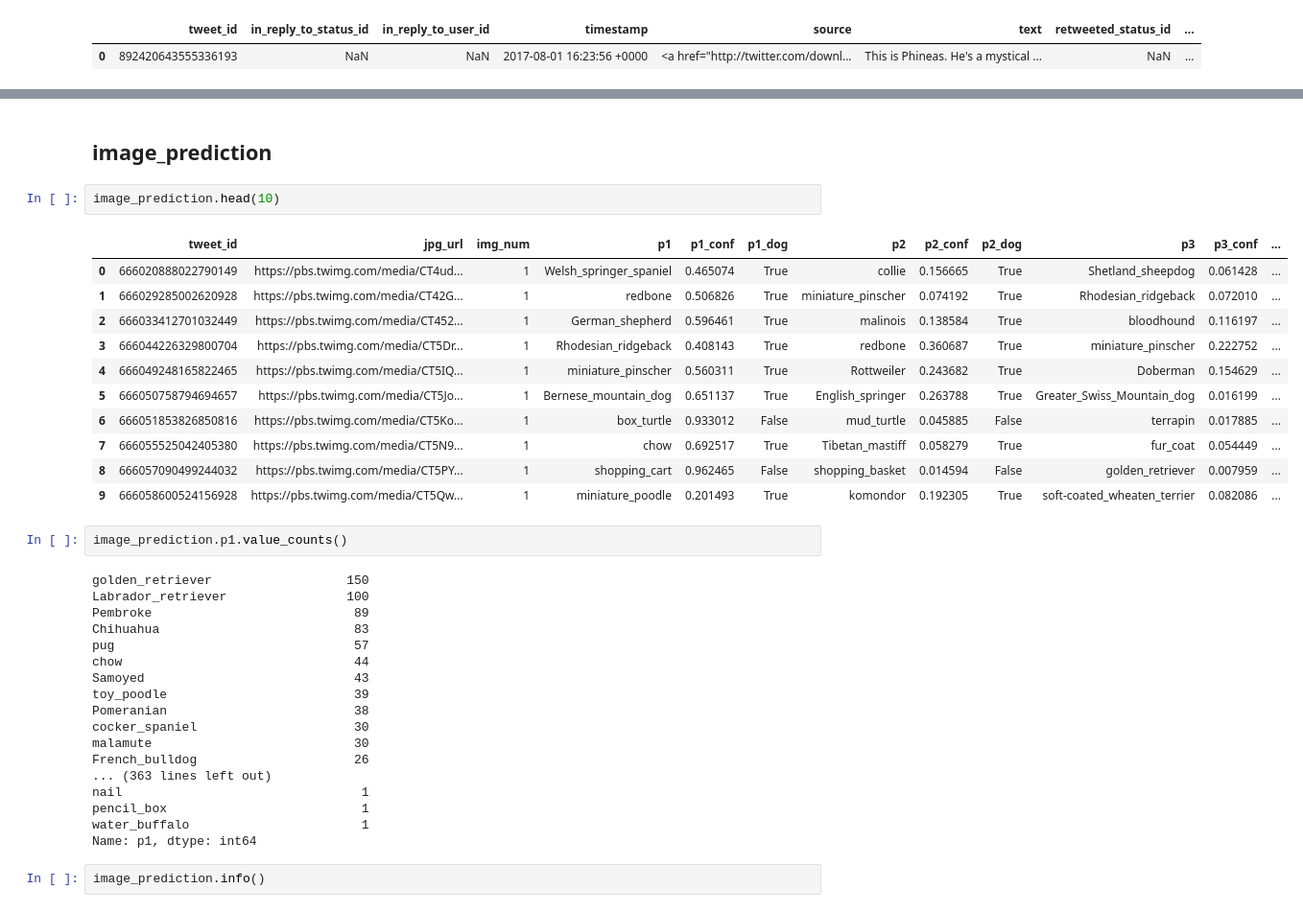
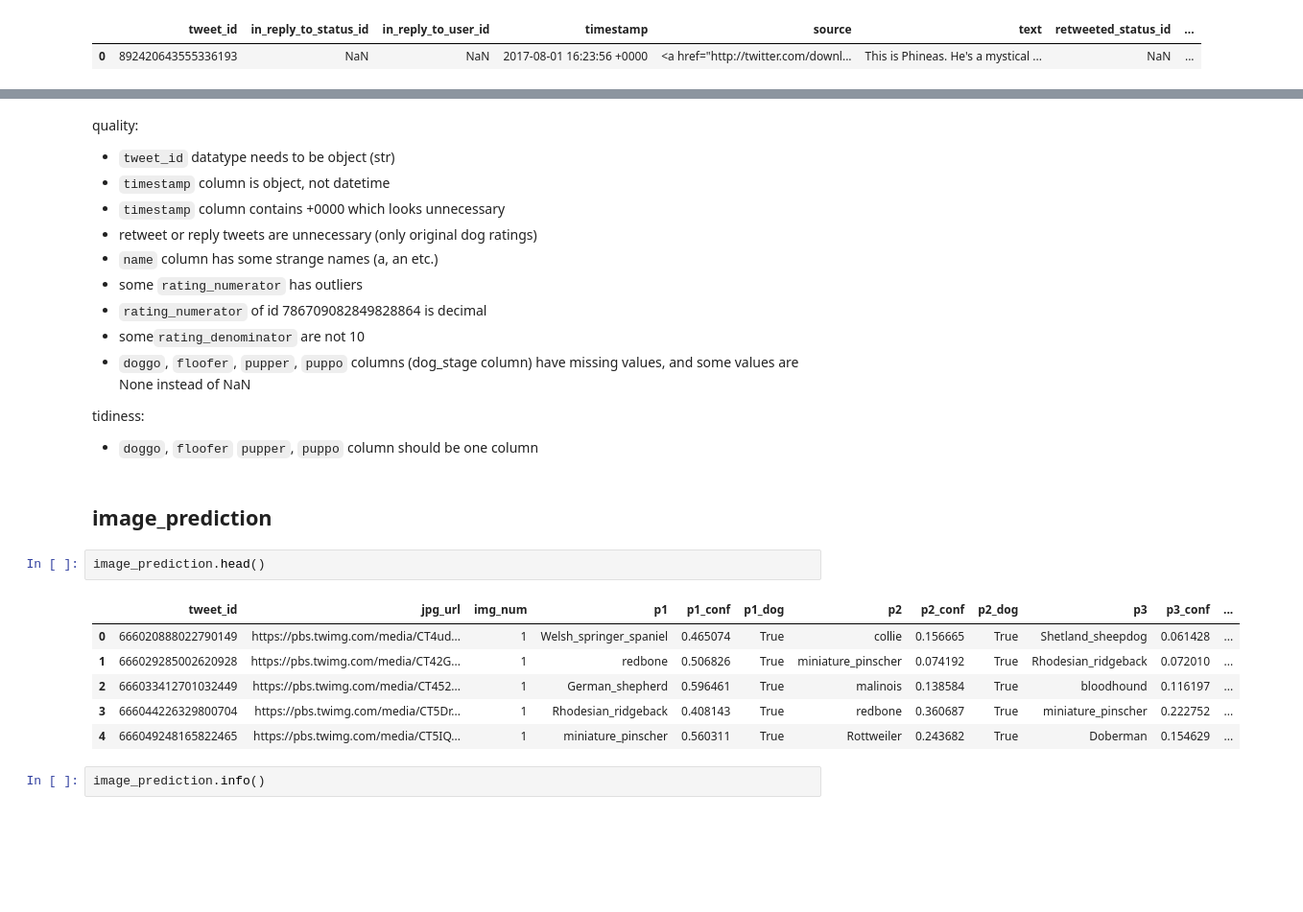
Before and after one commit to uminomuneaki/Analyze-WeRateDogs-with-tweepy, a Jupyter notebook: wrangle_act.ipynb, the cells around one changed output, grey strips where cells are left out. Shown at 96% size. Saved outputs shown, nothing was run; the diff lists cells and outputs as text; blank space fills up the shorter version.

```diff
--- a/wrangle_act.ipynb
+++ b/wrangle_act.ipynb
@@ -135,39 +198,28 @@ Name: expanded_urls, dtype: object
+# %% [markdown]
+quality:
+- `tweet_id` datatype needs to be object (str)
+- `timestamp` column is object, not datetime
+- `timestamp` column contains +0000 which looks unnecessary
+- retweet or reply tweets are unnecessary (only original dog ratings)
+- `name` column has some strange names (a, an etc.)
+- some `rating_numerator` has outliers
+- `rating_numerator` of id 786709082849828864 is decimal
+- some`rating_denominator` are not 10
+- `doggo`, `floofer`, `pupper`, `puppo` columns (dog_stage column) have missing values, and some values are None instead of NaN
+
+tidiness:
+- `doggo`, `floofer` `pupper`, `puppo` column should be one column
 # %% [markdown]
 ## image_prediction
 # %%
-image_prediction.head(10)
+image_prediction.head()
 # %% [output]
 |  | tweet_id | jpg_url | img_num | p1 | p1_conf | p1_dog | p2 | p2_conf | p2_dog | p3 | p3_conf | ... |
 | 0 | 666020888022790149 | https://pbs.twimg.com/media/CT4ud... | 1 | Welsh_springer_spaniel | 0.465074 | True | collie | 0.156665 | True | Shetland_sheepdog | 0.061428 | ... |
 | 1 | 666029285002620928 | https://pbs.twimg.com/media/CT42G... | 1 | redbone | 0.506826 | True | miniature_pinscher | 0.074192 | True | Rhodesian_ridgeback | 0.072010 | ... |
 | 2 | 666033412701032449 | https://pbs.twimg.com/media/CT452... | 1 | German_shepherd | 0.596461 | True | malinois | 0.138584 | True | bloodhound | 0.116197 | ... |
 | 3 | 666044226329800704 | https://pbs.twimg.com/media/CT5Dr... | 1 | Rhodesian_ridgeback | 0.408143 | True | redbone | 0.360687 | True | miniature_pinscher | 0.222752 | ... |
 | 4 | 666049248165822465 | https://pbs.twimg.com/media/CT5IQ... | 1 | miniature_pinscher | 0.560311 | True | Rottweiler | 0.243682 | True | Doberman | 0.154629 | ... |
-| 5 | 666050758794694657 | https://pbs.twimg.com/media/CT5Jo... | 1 | Bernese_mountain_dog | 0.651137 | True | English_springer | 0.263788 | True | Greater_Swiss_Mountain_dog | 0.016199 | ... |
-| 6 | 666051853826850816 | https://pbs.twimg.com/media/CT5Ko... | 1 | box_turtle | 0.933012 | False | mud_turtle | 0.045885 | False | terrapin | 0.017885 | ... |
-| 7 | 666055525042405380 | https://pbs.twimg.com/media/CT5N9... | 1 | chow | 0.692517 | True | Tibetan_mastiff | 0.058279 | True | fur_coat | 0.054449 | ... |
-| 8 | 666057090499244032 | https://pbs.twimg.com/media/CT5PY... | 1 | shopping_cart | 0.962465 | False | shopping_basket | 0.014594 | False | golden_retriever | 0.007959 | ... |
-| 9 | 666058600524156928 | https://pbs.twimg.com/media/CT5Qw... | 1 | miniature_poodle | 0.201493 | True | komondor | 0.192305 | True | soft-coated_wheaten_terrier | 0.082086 | ... |
-# %%
-image_prediction.p1.value_counts()
-# %% [output]
-golden_retriever                  150
-Labrador_retriever                100
-Pembroke                           89
-Chihuahua                          83
-pug                                57
-chow                               44
-Samoyed                            43
-toy_poodle                         39
-Pomeranian                         38
-cocker_spaniel                     30
-malamute                           30
-French_bulldog                     26
-... (363 lines left out)
-nail                                1
-pencil_box                          1
-water_buffalo                       1
-Name: p1, dtype: int64
 # %%
 image_prediction.info()
 # %% [output]
```
Also changed, not shown: parts of 62 cells of this notebook.
